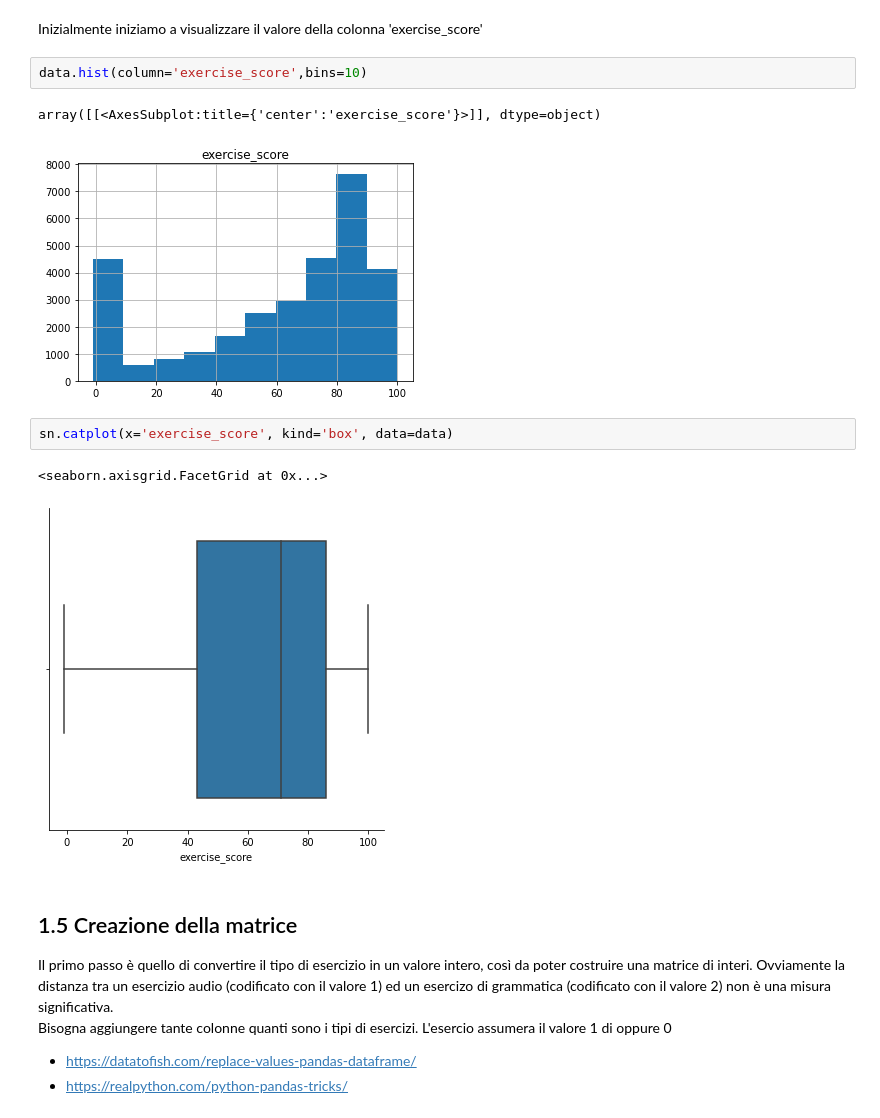
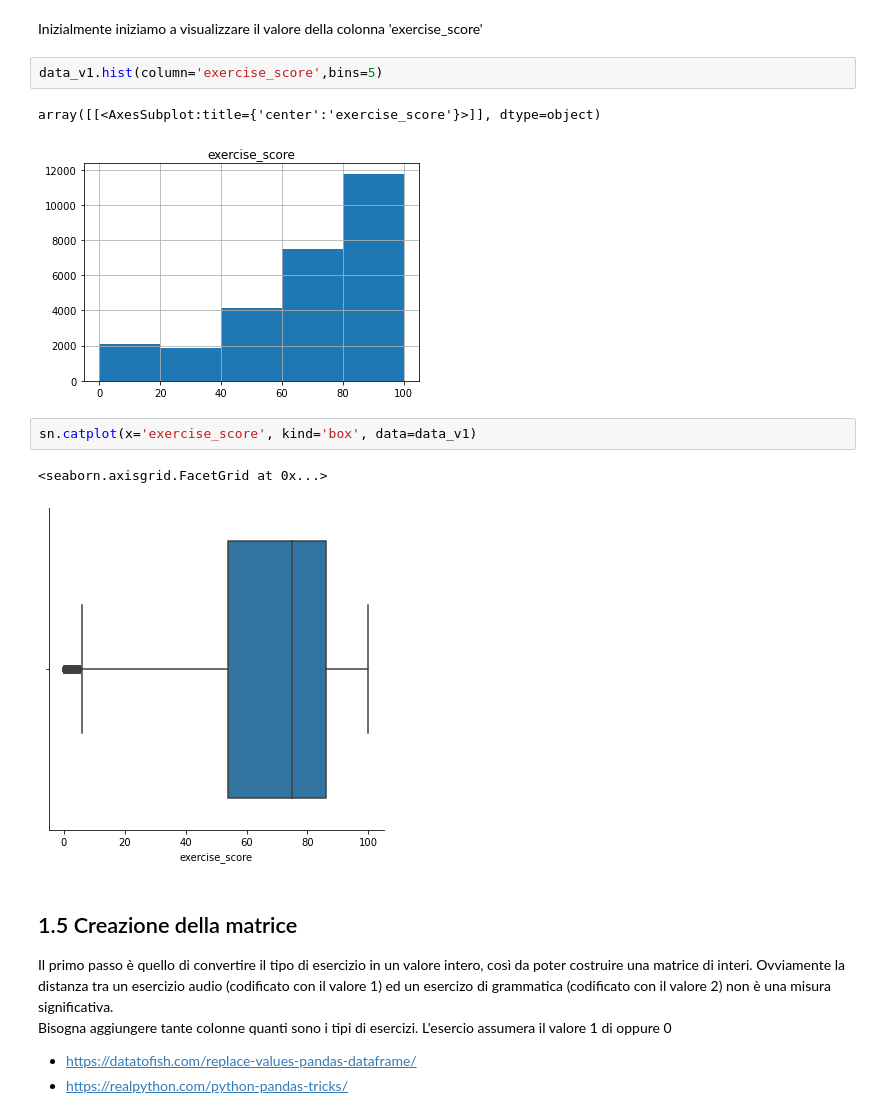
Before and after one commit to francobelloni85/DataMiningUni, a Jupyter notebook: project_exam.ipynb, the cells around one changed output. Drawn from its saved outputs; the diff is of its cells as text.

Commit message:
[ADD] create bins for score

```diff
--- a/project_exam.ipynb
+++ b/project_exam.ipynb
@@ -292,15 +292,15 @@ Un altra features che possiamo dedurre dai dati è la difficolta dell'esercizo.
 # %% [markdown]
 Inizialmente iniziamo a visualizzare il valore della colonna 'exercise_score'
 # %%
-data.hist(column='exercise_score',bins=10)
+data_v1.hist(column='exercise_score',bins=5)
 # %% [output]
 array([[<AxesSubplot:title={'center':'exercise_score'}>]], dtype=object)
-[figure, old version]
+[figure, new version]
 # %%
-sn.catplot(x='exercise_score', kind='box', data=data)
+sn.catplot(x='exercise_score', kind='box', data=data_v1)
 # %% [output]
 <seaborn.axisgrid.FacetGrid at 0x...>
-[figure, old version]
+[figure, new version]
 # %% [markdown]
 ## 1.5 Creazione della matrice
 
```
Also changed, not shown: parts of 15 cells of this notebook, 1 other file.
